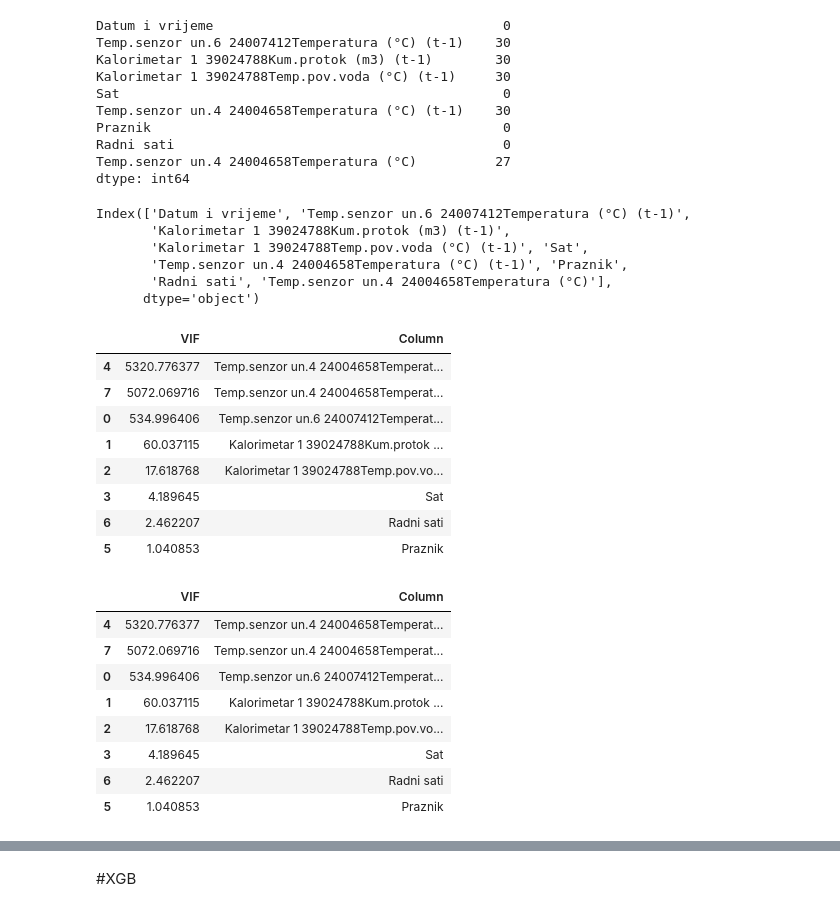
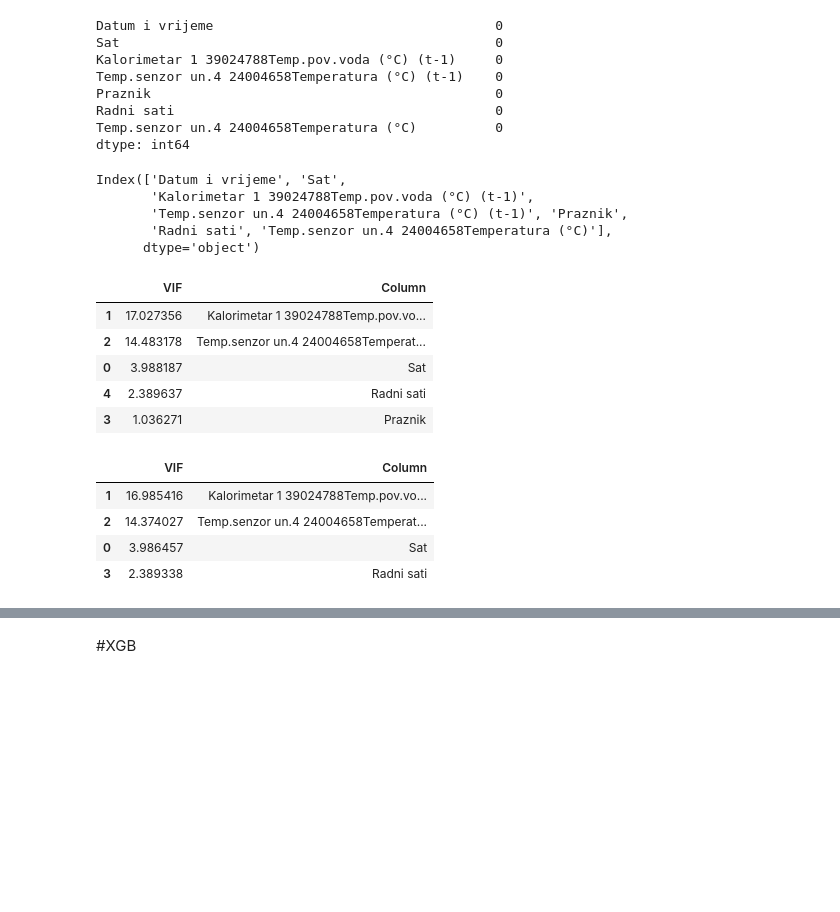
Before and after one commit to ehlimana/EMS, a Jupyter notebook: Models.ipynb, the cells around one changed output, grey strips where cells are left out. Saved outputs shown, nothing was run; the diff lists cells and outputs as text; code cells hidden in the pictures; blank space fills up the shorter version.

```diff
--- a/Models.ipynb
+++ b/Models.ipynb
@@ -11,0 +80,2 @@ file=pd.read_excel("Merged files_1.xlsx",header=0)
+# %%
+file=file.dropna(subset = ["Temp.senzor un.6 24007412Temperatura (°C) (t-1)","Temp.senzor un.4 24004658Temperatura (°C)"])
@@ -12,13 +97,12 @@ file=pd.read_excel("Merged files_1.xlsx",header=0)
 # %%
-X=file.loc[:,["Datum i vrijeme",'Temp.senzor un.6 24007412Temperatura (°C) (t-1)','Kalorimetar 1 39024788Kum.protok (m3) (t-1)',
-       'Kalorimetar 1 39024788Temp.pov.voda (°C) (t-1)',
-              #'Kalorimetar 1 39024788Tren.protok (m3/h) (t-1)','Kalorimetar 1 39024788Temp.pov.voda (°C) (t-1)',
-       'Sat', #'Dan u sedmici',
-       #'Mjesec', 'Godina', 'Kvartal', 'Dan u godini', 'Dan u mjesecu',#'Temp.senzor un.6 24007412Temperatura (°C) (t-1)',
-        'Temp.senzor un.4 24004658Temperatura (°C) (t-1)',"Praznik","Radni sati"]]
-
+X=file.loc[:,["Datum i vrijeme", 'Sat','Kalorimetar 1 39024788Temp.pov.voda (°C) (t-1)',"Temp.senzor un.4 24004658Temperatura (°C) (t-1)","Praznik","Radni sati"]]
+#'Kalorimetar 1 39024788Tren.protok (m3/h) (t-1)',
+#'Dan u sedmici', 'Kalorimetar 1 39024788Temp.pov.voda (°C) (t-1)'
+ #'Mjesec', 'Godina', 'Kvartal', 'Dan u godini', 'Dan u mjesecu',#'Temp.senzor un.6 24007412Temperatura (°C) (t-1)'
+#'Kalorimetar 1 39024788Kum.protok (m3) (t-1)'
+#'Temp.senzor un.6 24007412Temperatura (°C) (t-1)'
 #'Kalorimetar 1 39024788Temp.pol.voda (°C)',
-       #'Kalorimetar 1 39024788Temp.pov.voda (°C)',
-        #'Temp.senzor vanj.1 25000099Temperatura (°C)',
-       #'Temp.senzor vanj.1 25000099Vlažnost (%)',
-        #'Grijanje_K1','Broj sati grijanja_K1','Negrijano',   #'Sedmica',
+#'Kalorimetar 1 39024788Temp.pov.voda (°C)',
+#'Temp.senzor vanj.1 25000099Temperatura (°C)',
+ #'Temp.senzor vanj.1 25000099Vlažnost (%)',
+ #'Grijanje_K1','Broj sati grijanja_K1','Negrijano',   #'Sedmica'
@@ -48,15 +128,13 @@ feat_and_lab.head(2)
 # %%
 feat_and_lab.isna().sum()
 # %% [output]
-Datum i vrijeme                                     0
-Temp.senzor un.6 24007412Temperatura (°C) (t-1)    30
-Kalorimetar 1 39024788Kum.protok (m3) (t-1)        30
-Kalorimetar 1 39024788Temp.pov.voda (°C) (t-1)     30
-Sat                                                 0
-Temp.senzor un.4 24004658Temperatura (°C) (t-1)    30
-Praznik                                             0
-Radni sati                                          0
-Temp.senzor un.4 24004658Temperatura (°C)          27
+Datum i vrijeme                                    0
+Sat                                                0
+Kalorimetar 1 39024788Temp.pov.voda (°C) (t-1)     0
+Temp.senzor un.4 24004658Temperatura (°C) (t-1)    0
+Praznik                                            0
+Radni sati                                         0
+Temp.senzor un.4 24004658Temperatura (°C)          0
 dtype: int64
 # %%
 feat_and_lab = feat_and_lab.dropna(subset=[#'Temp.senzor un.6 24007412Temperatura (°C) (t-1)',
@@ -67,9 +145,8 @@ feat_and_lab = feat_and_lab.dropna(subset=[#'Temp.senzor un.6 24007412Temperatur
 # %%
 feat_and_lab.columns
 # %% [output]
-Index(['Datum i vrijeme', 'Temp.senzor un.6 24007412Temperatura (°C) (t-1)',
-       'Kalorimetar 1 39024788Kum.protok (m3) (t-1)',
-       'Kalorimetar 1 39024788Temp.pov.voda (°C) (t-1)', 'Sat',
+Index(['Datum i vrijeme', 'Sat',
+       'Kalorimetar 1 39024788Temp.pov.voda (°C) (t-1)',
        'Temp.senzor un.4 24004658Temperatura (°C) (t-1)', 'Praznik',
        'Radni sati', 'Temp.senzor un.4 24004658Temperatura (°C)'],
       dtype='object')
@@ -80,21 +162,18 @@ Index(['Datum i vrijeme', 'Temp.senzor un.6 24007412Temperatura (°C) (t-1)',
 # %%
 import statsmodels.api as sm
 from statsmodels.stats.outliers_influence import variance_inflation_factor
 
-X =feat_and_lab[list(feat_and_lab.columns[1:11])]
-#X=X.drop(['Temp.senzor un.4 24004658Temperatura (°C) (t-1)','Temp.senzor un.6 24007412Temperatura (°C) (t-1)'],axis=1)
-
+X =feat_and_lab[list(feat_and_lab.columns[1:6])]
+#X=X.drop(['Temp.senzor un.6 24007412Temperatura (°C) (t-1)',],axis=1)
+#'Temp.senzor un.4 24004658Temperatura (°C) (t-1)','Temp.senzor un.6 24007412Temperatura (°C) (t-1)'
 vif_info = pd.DataFrame()
 vif_info['VIF'] = [variance_inflation_factor(X.values, i) for i in range(X.shape[1])]
 vif_info['Column'] = X.columns
 vif_info.sort_values('VIF', ascending=False)
 # %% [output]
 |  | VIF | Column |
-| 4 | 5320.776377 | Temp.senzor un.4 24004658Temperat... |
-| 7 | 5072.069716 | Temp.senzor un.4 24004658Temperat... |
-| 0 | 534.996406 | Temp.senzor un.6 24007412Temperat... |
-| 1 | 60.037115 | Kalorimetar 1 39024788Kum.protok ... |
-| 2 | 17.618768 | Kalorimetar 1 39024788Temp.pov.vo... |
-| 3 | 4.189645 | Sat |
-| 6 | 2.462207 | Radni sati |
-| 5 | 1.040853 | Praznik |
+| 1 | 17.027356 | Kalorimetar 1 39024788Temp.pov.vo... |
+| 2 | 14.483178 | Temp.senzor un.4 24004658Temperat... |
+| 0 | 3.988187 | Sat |
+| 4 | 2.389637 | Radni sati |
+| 3 | 1.036271 | Praznik |
@@ -103,15 +180,12 @@ vif_info.sort_values('VIF', ascending=False)
 # %%
+X=X.drop(['Praznik'],axis=1)
 vif_info = pd.DataFrame()
 vif_info['VIF'] = [variance_inflation_factor(X.values, i) for i in range(X.shape[1])]
 vif_info['Column'] = X.columns
 vif_info.sort_values('VIF', ascending=False)
 # %% [output]
 |  | VIF | Column |
-| 4 | 5320.776377 | Temp.senzor un.4 24004658Temperat... |
-| 7 | 5072.069716 | Temp.senzor un.4 24004658Temperat... |
-| 0 | 534.996406 | Temp.senzor un.6 24007412Temperat... |
-| 1 | 60.037115 | Kalorimetar 1 39024788Kum.protok ... |
-| 2 | 17.618768 | Kalorimetar 1 39024788Temp.pov.vo... |
-| 3 | 4.189645 | Sat |
-| 6 | 2.462207 | Radni sati |
-| 5 | 1.040853 | Praznik |
+| 1 | 16.985416 | Kalorimetar 1 39024788Temp.pov.vo... |
+| 2 | 14.374027 | Temp.senzor un.4 24004658Temperat... |
+| 0 | 3.986457 | Sat |
+| 3 | 2.389338 | Radni sati |
```
Also changed, not shown: parts of 70 cells of this notebook.
